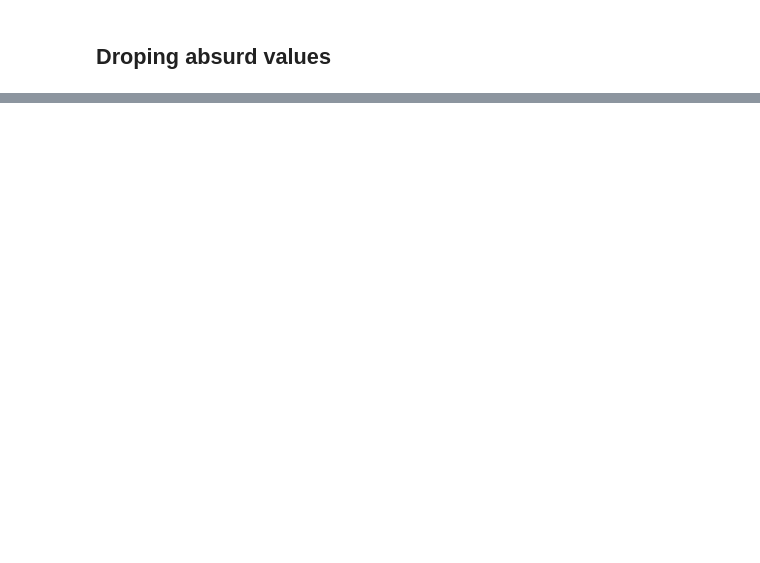
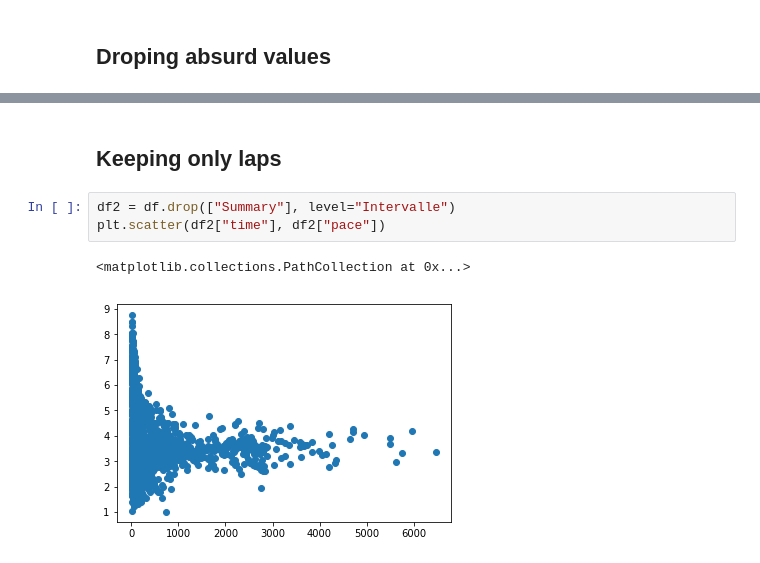
Before and after one commit to rrampaer/running-panda, a Jupyter notebook: notebooks/1.0-rr-exploration.ipynb, the cells around one changed output, grey strips where cells are left out. Drawn from its saved outputs; the diff is of its cells as text; blank space fills up the shorter version.

```diff
--- a/notebooks/1.0-rr-exploration.ipynb
+++ b/notebooks/1.0-rr-exploration.ipynb
@@ -45 +52,9 @@ plt.scatter(df["time"], df["pace"])
+# %% [markdown]
+## Keeping only laps
+# %%
+df2 = df.drop(["Summary"], level="Intervalle")
+plt.scatter(df2["time"], df2["pace"])
+# %% [output]
+<matplotlib.collections.PathCollection at 0x...>
+[figure, added]
 # %% [markdown]
```
Also changed, not shown: parts of 14 cells of this notebook, 1 other file.
